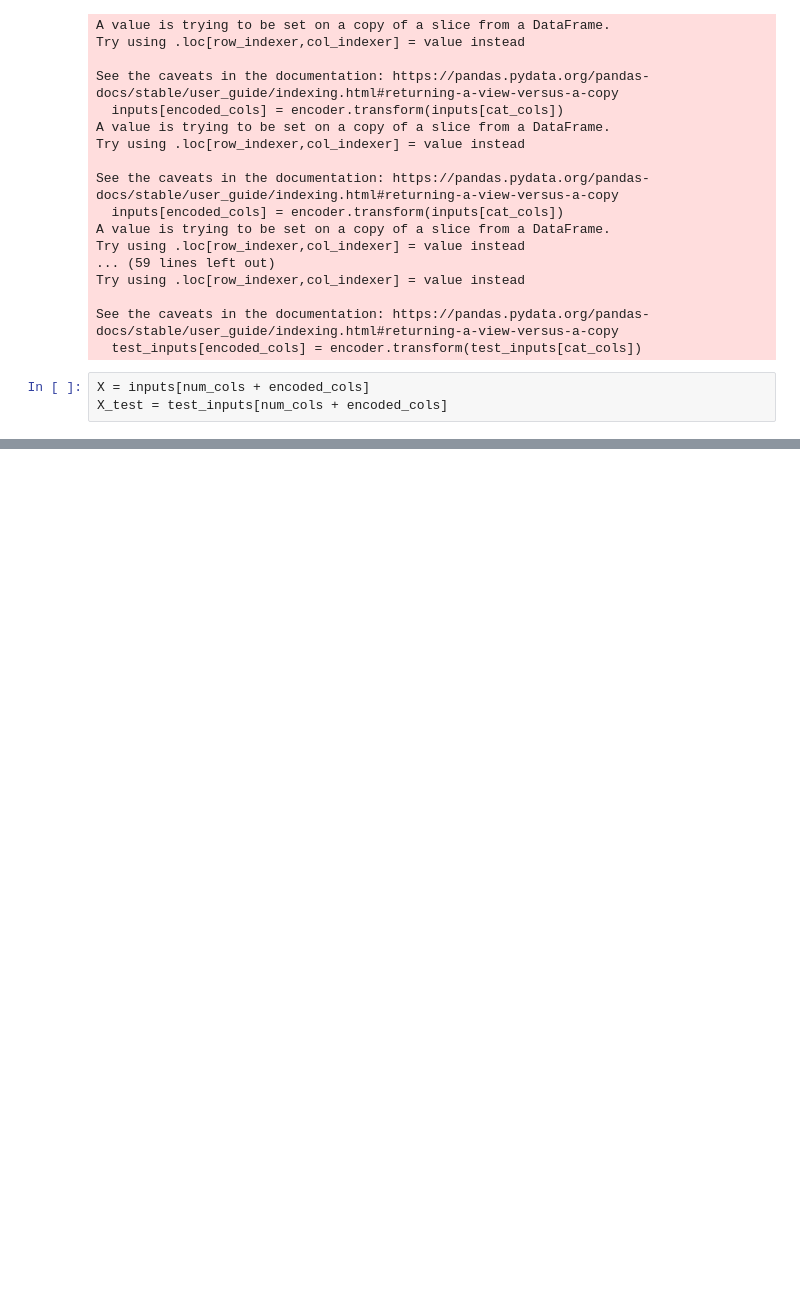
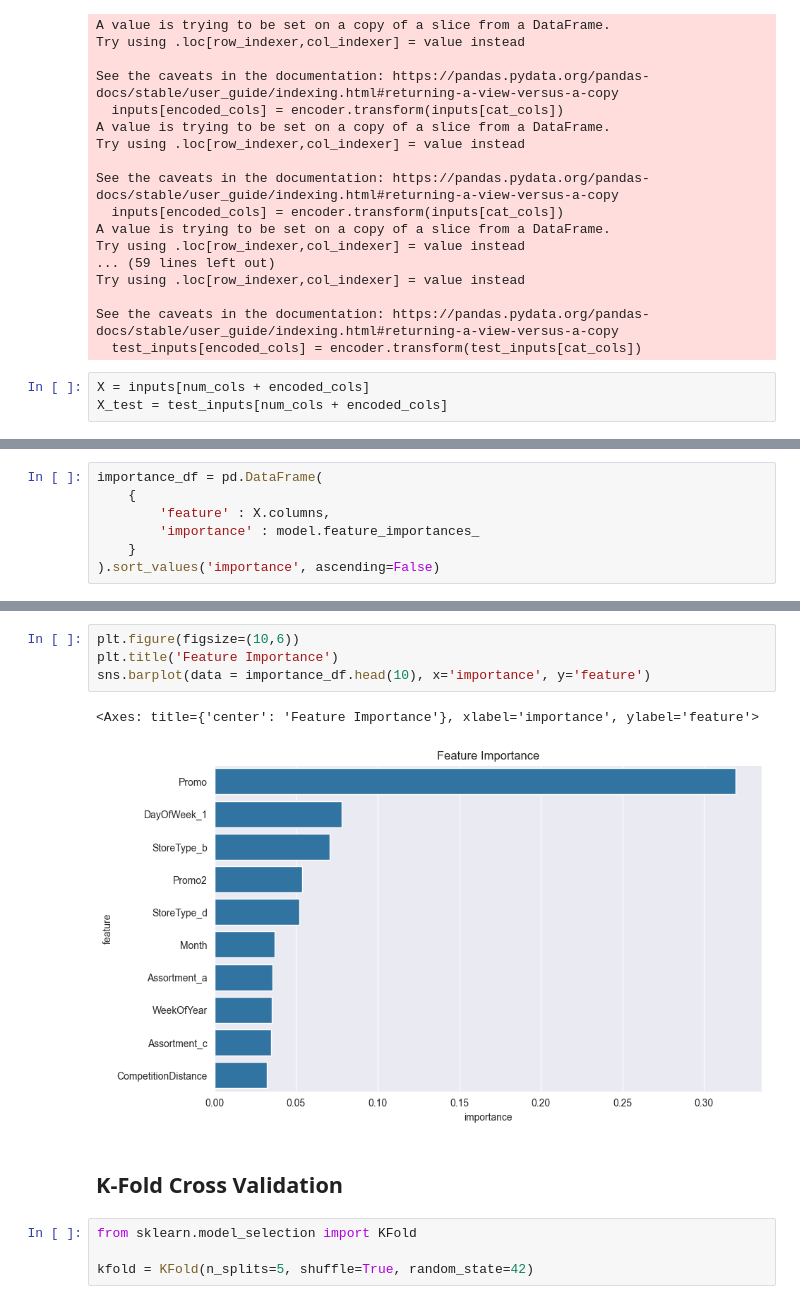
Before and after one commit to satan-pro/Rossman_Store_Predictions, a Jupyter notebook: rossmann_stores.ipynb, the cells around one changed output, grey strips where cells are left out. Drawn from its saved outputs; the diff is of its cells as text; blank space fills up the shorter version.

```diff
--- a/rossmann_stores.ipynb
+++ b/rossmann_stores.ipynb
@@ -383,0 +463,7 @@ X_test = test_inputs[num_cols + encoded_cols]
+# %%
+importance_df = pd.DataFrame(
+    {
+        'feature' : X.columns,
+        'importance' : model.feature_importances_
+    }
+).sort_values('importance', ascending=False)
@@ -383,0 +484,13 @@ X_test = test_inputs[num_cols + encoded_cols]
+# %%
+plt.figure(figsize=(10,6))
+plt.title('Feature Importance')
+sns.barplot(data = importance_df.head(10), x='importance', y='feature')
+# %% [output]
+<Axes: title={'center': 'Feature Importance'}, xlabel='importance', ylabel='feature'>
+[figure, added]
+# %% [markdown]
+## K-Fold Cross Validation
+# %%
+from sklearn.model_selection import KFold
+
+kfold = KFold(n_splits=5, shuffle=True, random_state=42)
```
Also changed, not shown: parts of 19 cells of this notebook.
